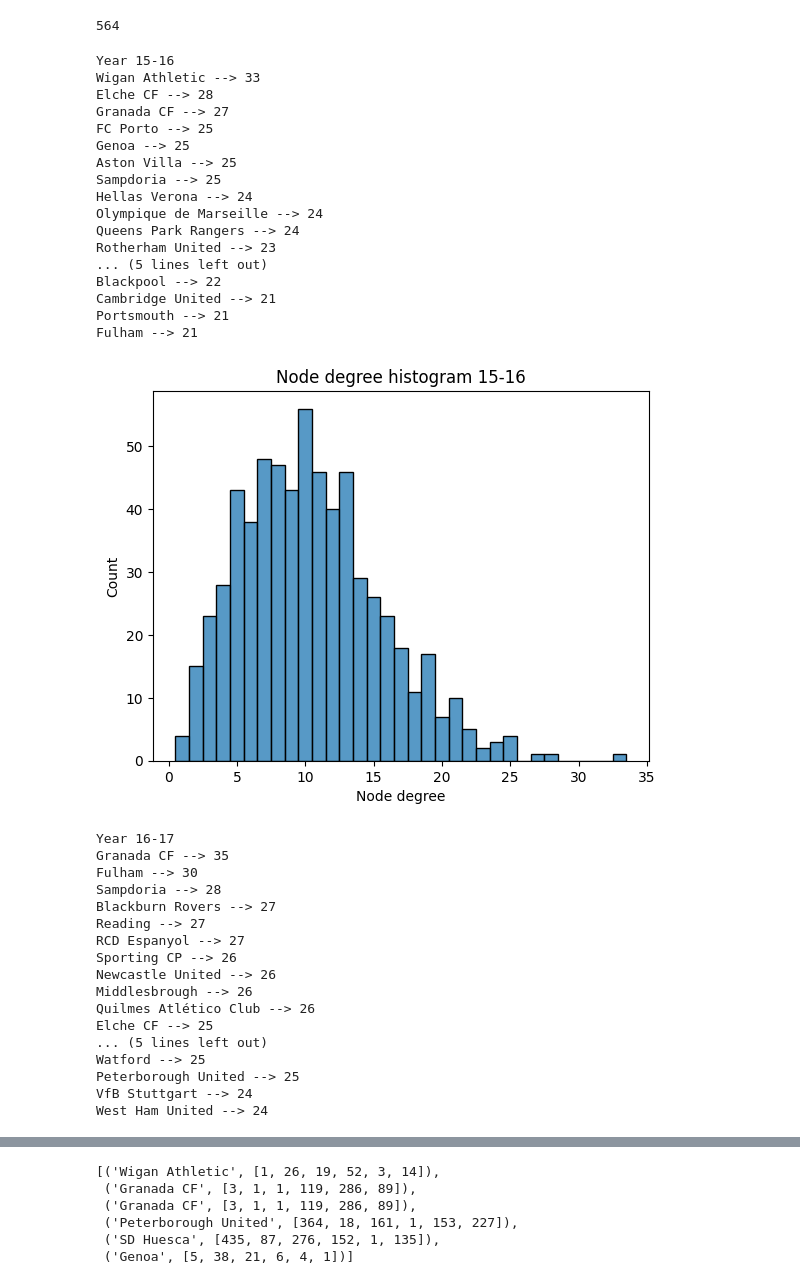
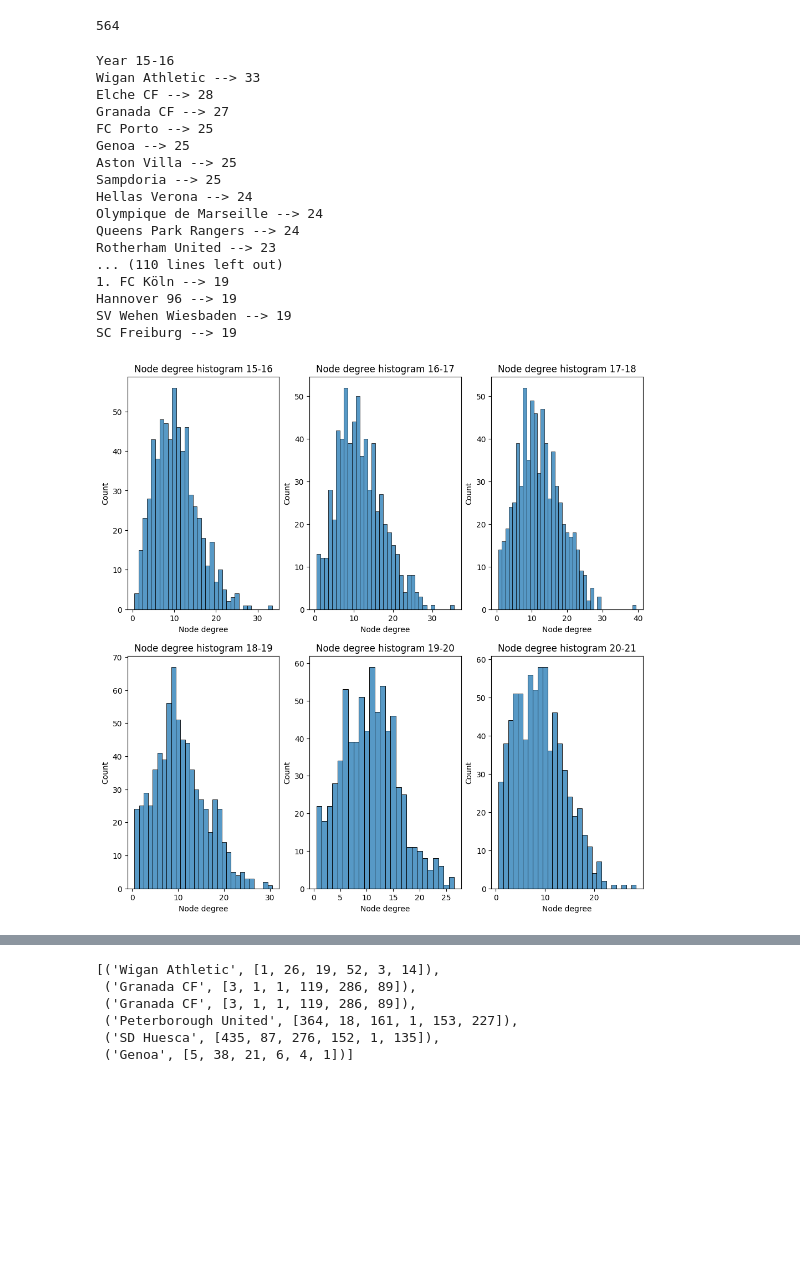
Before and after one commit to chrisgal77/PFPGA, a Jupyter notebook: lab4.ipynb, the cells around one changed output, grey strips where cells are left out. Cells and saved outputs as stored; diff of their text form; code cells hidden in the pictures; blank space fills up the shorter version.

```diff
--- a/lab4.ipynb
+++ b/lab4.ipynb
@@ -130,52 +129,38 @@ import seaborn as sns
 # %%
 degree_per_year = []
 
-for graph, year in zip(graphs.values(), range(15, 21)):
+fig, axs = plt.subplots(2, 3, figsize=(12,12))
+axs = axs.flatten()
+
+for idx, (graph, year) in enumerate(zip(graphs.values(), range(15, 21))):
     degree = {n: graph.degree(n) for n in graph.nodes()}
     sorted_degree = sorted(degree.items(), key= lambda item: item[1], reverse=True)
     degree_per_year.append(sorted_degree)
     sorted_degree = sorted_degree[:TOP_DISPLAY]
     print(f"Year {year}-{year+1}")
     for club, transfers in sorted_degree:
         print(f"{club} --> {transfers}")
-    ax = sns.histplot(degree, discrete=True)
-    plt.title(f"Node degree histogram {year}-{year+1}")
-    plt.xlabel("Node degree")
-    plt.ylabel("Count")
-    plt.show()
+    sns.histplot(degree, discrete=True, ax=axs[idx])
+    axs[idx].set_title(f"Node degree histogram {year}-{year+1}")
+    axs[idx].set_xlabel("Node degree")
+    axs[idx].set_ylabel("Count")
+    # plt.show()
 # %% [output]
 Year 15-16
 Wigan Athletic --> 33
 Elche CF --> 28
 Granada CF --> 27
 FC Porto --> 25
 Genoa --> 25
 Aston Villa --> 25
 Sampdoria --> 25
 Hellas Verona --> 24
 Olympique de Marseille --> 24
 Queens Park Rangers --> 24
 Rotherham United --> 23
-... (5 lines left out)
-Blackpool --> 22
-Cambridge United --> 21
-Portsmouth --> 21
-Fulham --> 21
+... (110 lines left out)
+1. FC Köln --> 19
+Hannover 96 --> 19
+SV Wehen Wiesbaden --> 19
+SC Freiburg --> 19
-[figure, old version]
+[figure, new version]
-Year 16-17
-Granada CF --> 35
-Fulham --> 30
-Sampdoria --> 28
-Blackburn Rovers --> 27
-Reading --> 27
-RCD Espanyol --> 27
-Sporting CP --> 26
-Newcastle United --> 26
-Middlesbrough --> 26
-Quilmes Atlético Club --> 26
-Elche CF --> 25
-... (5 lines left out)
-Watford --> 25
-Peterborough United --> 25
-VfB Stuttgart --> 24
-West Ham United --> 24
```
Also changed, not shown: parts of 10 cells of this notebook.
